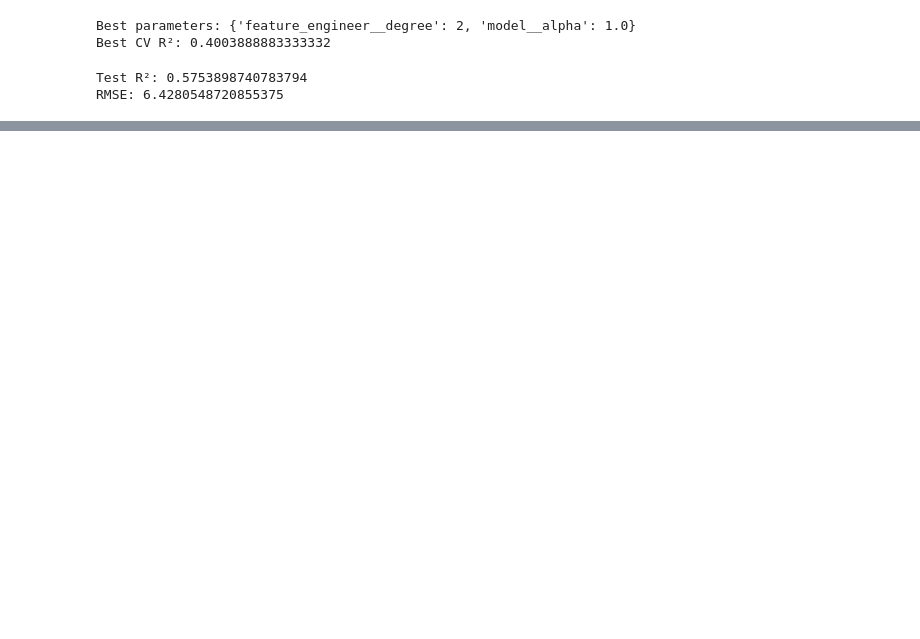
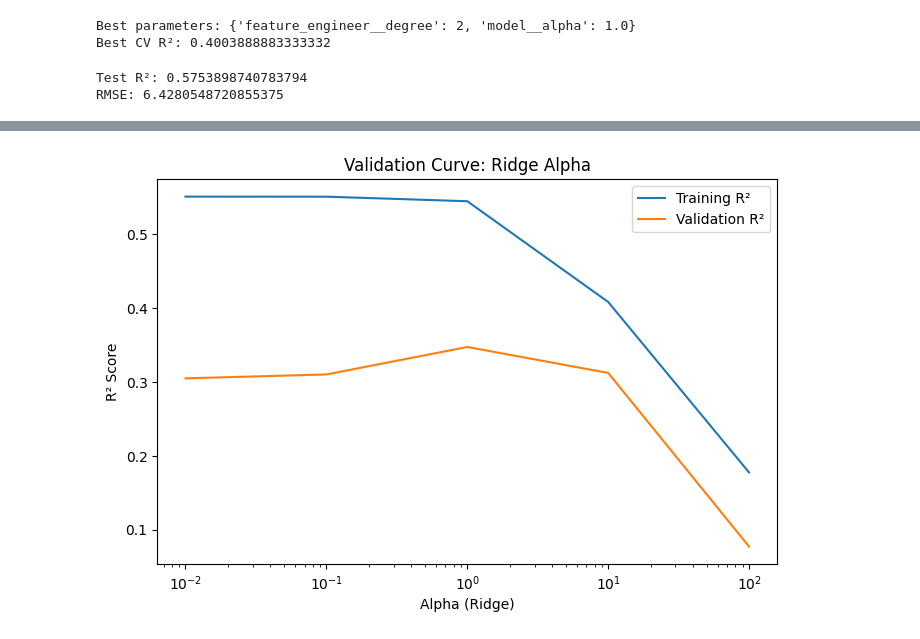
Before and after one commit to Lost-sudo/machine-learning-journey, a Jupyter notebook: Supervise Learning/linear-regression.ipynb, the cells around one changed output, grey strips where cells are left out. Cells and saved outputs as stored; diff of their text form; code cells hidden in the pictures; blank space fills up the shorter version.

```diff
--- a/Supervise Learning/linear-regression.ipynb
+++ b/Supervise Learning/linear-regression.ipynb
@@ -125,0 +201,29 @@ CV R² Mean: 0.16462446640227066
+# %%
+from sklearn.model_selection import validation_curve
+
+param_range = [0.01, 0.1, 1, 10, 100]
+
+train_scores, val_scores = validation_curve(
+    grid.best_estimator_,
+    X_train,
+    y_train,
+    param_name="model__alpha",
+    param_range=param_range,
+    cv=5,
+    scoring="r2"
+)
+
+train_mean = np.mean(train_scores, axis=1)
+val_mean = np.mean(val_scores, axis=1)
+
+plt.figure(figsize=(8,5))
+plt.plot(param_range, train_mean, label="Training R²")
+plt.plot(param_range, val_mean, label="Validation R²")
+plt.xscale("log")
+plt.xlabel("Alpha (Ridge)")
+plt.ylabel("R² Score")
+plt.title("Validation Curve: Ridge Alpha")
+plt.legend()
+plt.show()
+# %% [output]
+[figure, added]
```
Also changed, not shown: parts of 12 cells of this notebook.
